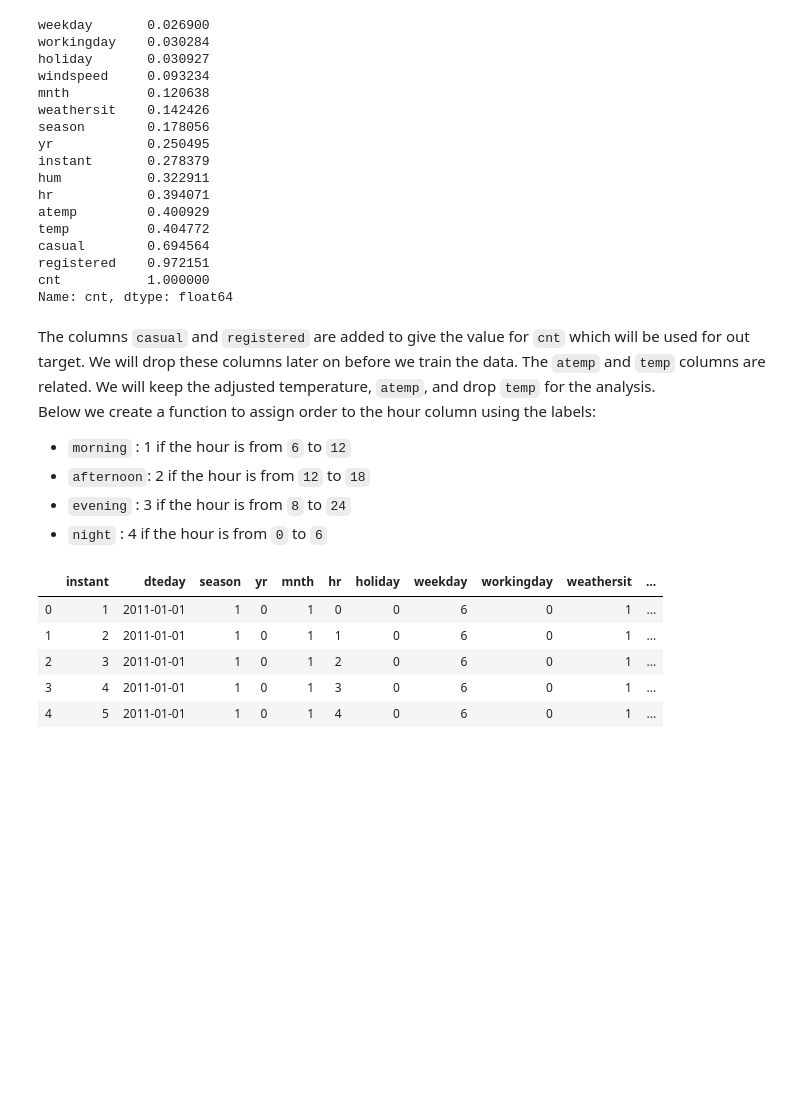
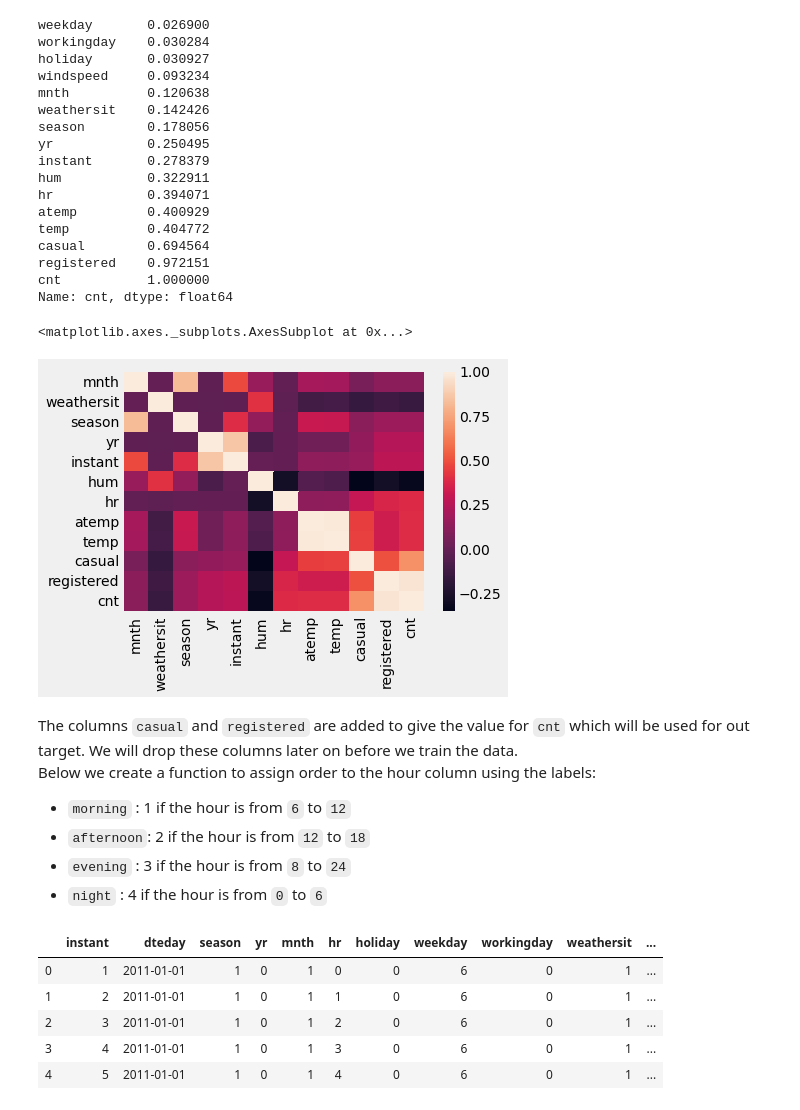
Before and after one commit to tehila440/predicting_bike_rentals, a Jupyter notebook: 6_6-predicting_bike_rentals.ipynb, the cells around one changed output. Cells and saved outputs as stored; diff of their text form; code cells hidden in the pictures; blank space fills up the shorter version.

```diff
--- a/6_6-predicting_bike_rentals.ipynb
+++ b/6_6-predicting_bike_rentals.ipynb
@@ -69,8 +69,14 @@ casual        0.694564
 registered    0.972151
 cnt           1.000000
 Name: cnt, dtype: float64
+# %%
+strong_corr = bike_corr[bike_corr > .1]
+sns.heatmap(bike_rentals[strong_corr.index].corr())
+# %% [output]
+<matplotlib.axes._subplots.AxesSubplot at 0x...>
+[figure, added]
 # %% [markdown]
-The columns `casual` and `registered` are added to give the value for `cnt` which will be used for out target.  We will drop these columns later on before we train the data.  The `atemp` and `temp` columns are related.  We will keep the adjusted temperature, `atemp`, and drop `temp` for the analysis.<br>
+The columns `casual` and `registered` are added to give the value for `cnt` which will be used for out target.  We will drop these columns later on before we train the data.  <br>
 Below we create a function to assign order to the hour column using the labels:
 * `morning`  : 1 if the hour is from `6`  to `12`
 * `afternoon`: 2 if the hour is from `12` to `18`
```
Also changed, not shown: parts of 18 cells of this notebook, 1 other file.
